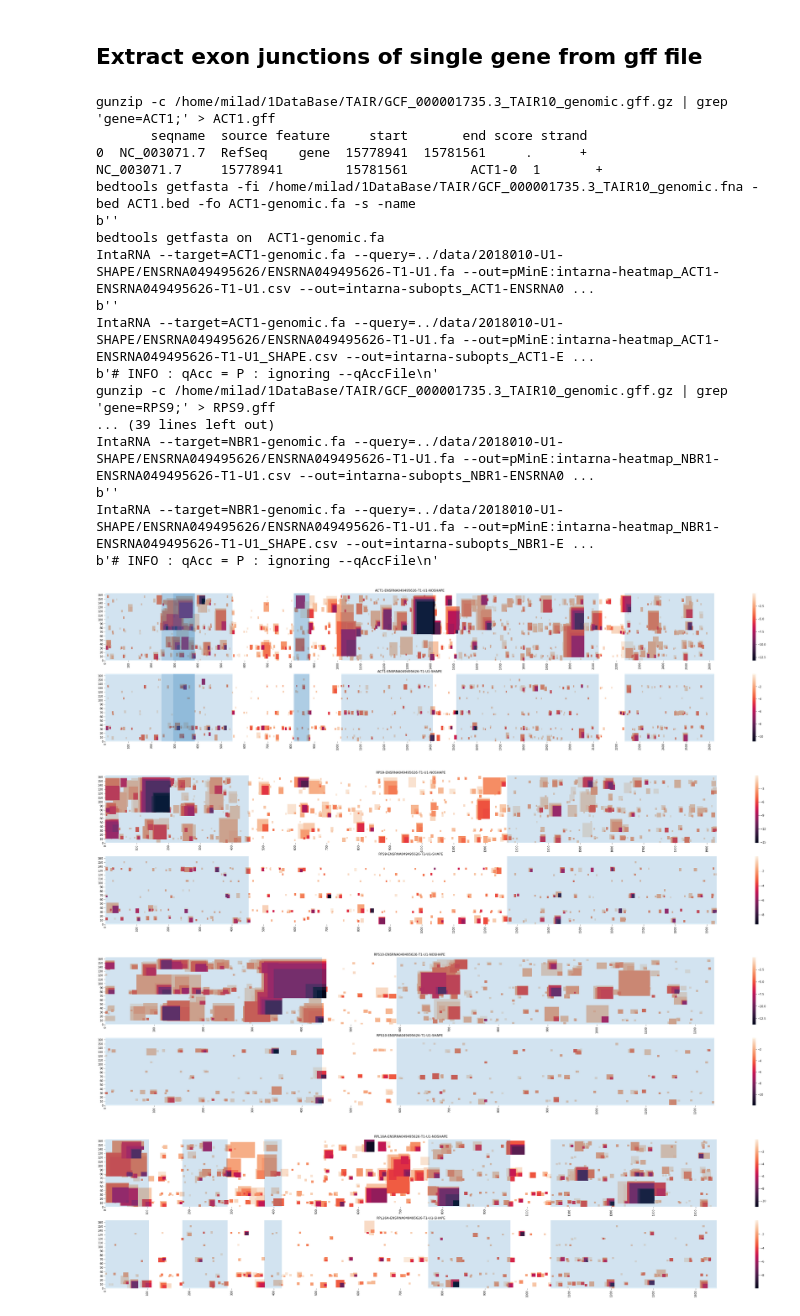
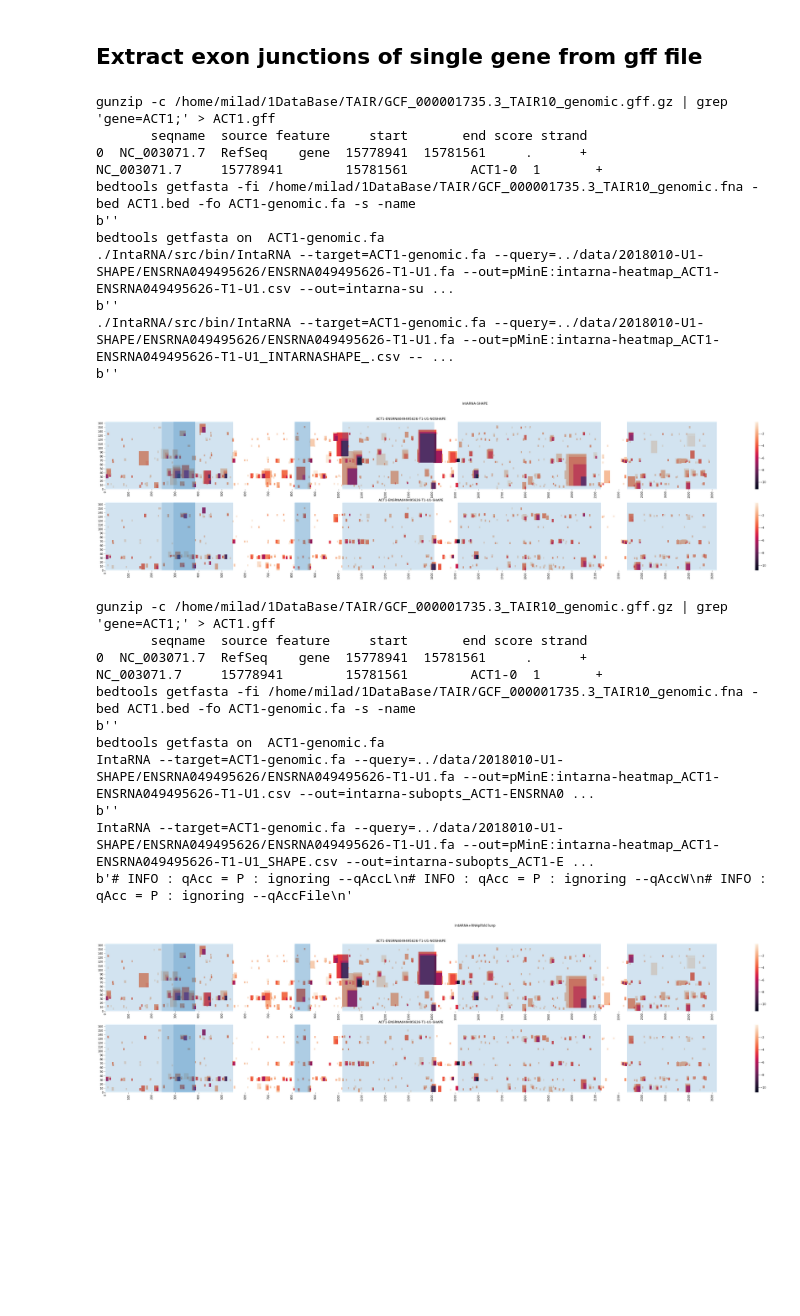
Before and after one commit to BackofenLab/IntaRNA-benchmark-SHAPE, a Jupyter notebook: src/analysis_IntaSHAPE-U1-interaction.ipynb, the cells around one changed output. Drawn from its saved outputs; the diff is of its cells as text; code cells hidden in the pictures; blank space fills up the shorter version.

Commit message:
use rnalib integrated Intarna

```diff
--- a/src/analysis_IntaSHAPE-U1-interaction.ipynb
+++ b/src/analysis_IntaSHAPE-U1-interaction.ipynb
@@ -20,6 +22,7 @@ INTARNA_ARGS = "-n 20 --outOverlap=B --outMode=C --seedBP=4 --temperature 22 "
 query_id = "ENSRNA049495626-T1-U1"
 query_fasta = '../data/2018010-U1-SHAPE/ENSRNA049495626/ENSRNA049495626-T1-U1.fa'
 query_react = '../data/2018010-U1-SHAPE/ENSRNA049495626/ENSRNA049495626-T1-U1.react'
+query_react_idless = '../data/2018010-U1-SHAPE/ENSRNA049495626/ENSRNA049495626-T1-U1.noid.react'
 lunp_shape = query_id + '_0001_lunp'
 plfold_cmd = '{} {} '.format(PLFOLD_BIN, PLFOLD_ARGS)
 plfold_cmd += '--shape={} --id-prefix {} '.format(query_react, query_id)
@@ -45,7 +62,7 @@ b''
 # %% [markdown]
 ## Run IntaRNA
 # %%
-def run_intaRNA(query_fa, target_fa, query_id, target_id, acc_lunp=None, out_suffix=''):
+def run_intaRNA_precomputed_access(query_fa, target_fa, query_id, target_id, acc_lunp=None, out_suffix=''):
 
     # Make a shell command line
     subopt_csv = 'intarna-subopts_{}-{}{}.csv'.format(target_id, query_id, out_suffix)
@@ -166,11 +183,13 @@ def run_all_for_a_gene(target_gene_name):
                       df_genes.iloc[0]['strand'])
     target_fasta = fasta_bed_genomic #'../data/RPS9/RPS9-genomic.fasta'
 
-    mydf_subopts, mydf_heatmap = run_intaRNA(query_fasta, target_fasta, query_id, target_gene_name)
-    mydf_subopts_SHAPE, mydf_heatmap_SHAPE = run_intaRNA(query_fasta, target_fasta, query_id, target_gene_name,
+    mydf_subopts, mydf_heatmap = run_intaRNA_precomputed_access(query_fasta, target_fasta, query_id, target_gene_name)
+    mydf_subopts_SHAPE, mydf_heatmap_SHAPE = run_intaRNA_precomputed_access(query_fasta, target_fasta, query_id, target_gene_name,
             acc_lunp=lunp_shape, out_suffix='_SHAPE')
 
     myfig, (ax1,ax2) = plt.subplots(figsize=[50,10],nrows=2)
     plot_minE_heatmap(mydf_heatmap, myexon_regions, target_gene_name +'-'+query_id+ '-NOSHAPE', fig=myfig, ax=ax1)
     plot_minE_heatmap(mydf_heatmap_SHAPE, myexon_regions,target_gene_name + '-'+query_id+'-SHAPE', fig=myfig, ax=ax2)
+    myfig.suptitle('IntARNA+RNAplfold lunp')
+
     myfig.savefig('heatmap_'+target_gene_name +'-'+query_id+'.png')
@@ -177,25 +240,32 @@ def run_all_for_a_gene(target_gene_name):
+# %%
+for gene in ['ACT1']:#, 'RPS9', 'RPS10','RPL16A','NBR1',]:#'rps11','RPS11B',:
+    run_intarna_shape_for_a_gene(gene)
+# %% [output]
+gunzip -c /home/milad/1DataBase/TAIR/GCF_000001735.3_TAIR10_genomic.gff.gz | grep 'gene=ACT1;' > ACT1.gff
+       seqname  source feature     start       end score strand
+0  NC_003071.7  RefSeq    gene  15778941  15781561     .      +
+NC_003071.7     15778941        15781561        ACT1-0  1       +
+bedtools getfasta -fi /home/milad/1DataBase/TAIR/GCF_000001735.3_TAIR10_genomic.fna -bed ACT1.bed -fo ACT1-genomic.fa -s -name
+b''
+bedtools getfasta on  ACT1-genomic.fa
+./IntaRNA/src/bin/IntaRNA --target=ACT1-genomic.fa --query=../data/2018010-U1-SHAPE/ENSRNA049495626/ENSRNA049495626-T1-U1.fa --out=pMinE:intarna-heatmap_ACT1-ENSRNA049495626-T1-U1.csv --out=intarna-su ...
+b''
+./IntaRNA/src/bin/IntaRNA --target=ACT1-genomic.fa --query=../data/2018010-U1-SHAPE/ENSRNA049495626/ENSRNA049495626-T1-U1.fa --out=pMinE:intarna-heatmap_ACT1-ENSRNA049495626-T1-U1_INTARNASHAPE_.csv -- ...
+b''
+[figure, added]
 # %%
-for gene in ['ACT1', 'RPS9', 'RPS10','RPL16A','NBR1',]:#'rps11','RPS11B',:
+for gene in ['ACT1']:#, 'RPS9', 'RPS10','RPL16A','NBR1',]:#'rps11','RPS11B',:
     run_all_for_a_gene(gene)
 # %% [output]
 gunzip -c /home/milad/1DataBase/TAIR/GCF_000001735.3_TAIR10_genomic.gff.gz | grep 'gene=ACT1;' > ACT1.gff
        seqname  source feature     start       end score strand
 0  NC_003071.7  RefSeq    gene  15778941  15781561     .      +
 NC_003071.7     15778941        15781561        ACT1-0  1       +
 bedtools getfasta -fi /home/milad/1DataBase/TAIR/GCF_000001735.3_TAIR10_genomic.fna -bed ACT1.bed -fo ACT1-genomic.fa -s -name
 b''
 bedtools getfasta on  ACT1-genomic.fa
 IntaRNA --target=ACT1-genomic.fa --query=../data/2018010-U1-SHAPE/ENSRNA049495626/ENSRNA049495626-T1-U1.fa --out=pMinE:intarna-heatmap_ACT1-ENSRNA049495626-T1-U1.csv --out=intarna-subopts_ACT1-ENSRNA0 ...
 b''
 IntaRNA --target=ACT1-genomic.fa --query=../data/2018010-U1-SHAPE/ENSRNA049495626/ENSRNA049495626-T1-U1.fa --out=pMinE:intarna-heatmap_ACT1-ENSRNA049495626-T1-U1_SHAPE.csv --out=intarna-subopts_ACT1-E ...
-b'# INFO : qAcc = P : ignoring --qAccFile\n'
-gunzip -c /home/milad/1DataBase/TAIR/GCF_000001735.3_TAIR10_genomic.gff.gz | grep 'gene=RPS9;' > RPS9.gff
-... (39 lines left out)
-IntaRNA --target=NBR1-genomic.fa --query=../data/2018010-U1-SHAPE/ENSRNA049495626/ENSRNA049495626-T1-U1.fa --out=pMinE:intarna-heatmap_NBR1-ENSRNA049495626-T1-U1.csv --out=intarna-subopts_NBR1-ENSRNA0 ...
-b''
-IntaRNA --target=NBR1-genomic.fa --query=../data/2018010-U1-SHAPE/ENSRNA049495626/ENSRNA049495626-T1-U1.fa --out=pMinE:intarna-heatmap_NBR1-ENSRNA049495626-T1-U1_SHAPE.csv --out=intarna-subopts_NBR1-E ...
-b'# INFO : qAcc = P : ignoring --qAccFile\n'
+b'# INFO : qAcc = P : ignoring --qAccL\n# INFO : qAcc = P : ignoring --qAccW\n# INFO : qAcc = P : ignoring --qAccFile\n'
-[figure, old version]
+[figure, new version]
-[figure, removed]
-[figure, removed]
-[figure, removed]
```
Also changed, not shown: parts of 5 cells of this notebook.
